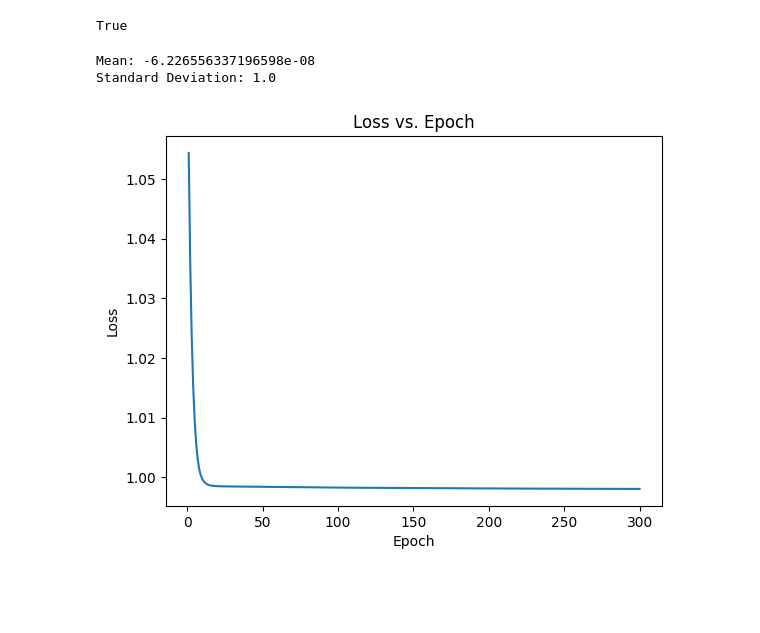
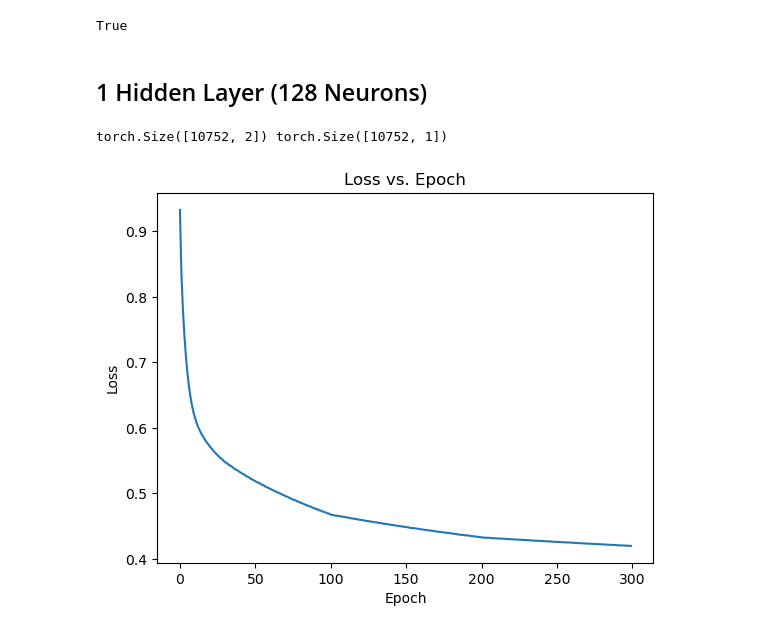
Before and after one commit to hjg20/Machine-Learning-HW7, a Jupyter notebook: Homework 7.ipynb, the cells around one changed output. Saved outputs shown, nothing was run; the diff lists cells and outputs as text; code cells hidden in the pictures; blank space fills up the shorter version.

```diff
--- a/Homework 7.ipynb
+++ b/Homework 7.ipynb
@@ -20,46 +16,64 @@ image_tensor=transform(image)
-# %%
-image_tensor=(image_tensor-image_tensor.mean())/image_tensor.std()
-print(f'Mean: {image_tensor.mean()}\nStandard Deviation: {image_tensor.std()}')
-# %% [output]
-Mean: -6.226556337196598e-08
-Standard Deviation: 1.0
+# %% [markdown]
+## 1 Hidden Layer (128 Neurons)
+# %%
+os.environ['KMP_DUPLICATE_LIB_OK'] = 'True'
+image=Image.open('horse025b.png')
+image=image.convert('L')
+image=image.resize((128,84))
+X=np.array(image)
+height, width= X.shape
+X=torch.Tensor(X)
+X=X.flatten()
+X=X.reshape(10752,1)
+x_coords, y_coords=np.meshgrid(np.arange(width), np.arange(height))
+input_data=np.stack((x_coords, y_coords), axis=-1)
+x_coords = torch.Tensor(x_coords).float()
+y_coords = torch.Tensor(y_coords).float()
+coords = torch.stack((x_coords, y_coords), dim=-1)
+inputs=coords.view(-1,2).float()
+print(inputs.shape, X.shape)
+X=(X-X.mean())/X.std()
+inputs=(inputs-inputs.mean())/inputs.std()
+# %% [output]
+torch.Size([10752, 2]) torch.Size([10752, 1])
 # %%
 class NNModel(nn.Module):
     def __init__(self):
         super().__init__()
-        self.layer1=nn.Linear(10752, 128)
-        self.relu = nn.ReLU()
-        self.out=nn.Linear(128,10752)
+        self.fc1=nn.Linear(2, 128)
+        self.fc2=nn.Linear(128, 1)
 
     def forward(self, x):
-        x=x.view(x.size(0),-1)
-        x=self.layer1(x)
-        x=F.relu(x)
-        x=self.out(x)
+        x=torch.relu(self.fc1(x))
+        x=self.fc2(x)
         return x
 # %%
 model=NNModel()
 criterion=nn.MSELoss()
 optimizer=torch.optim.SGD(model.parameters(),lr=0.003)
 scheduler = torch.optim.lr_scheduler.StepLR(optimizer, step_size=100, gamma=0.5)
 epochs=300
 batches=64
 losses=[]
-data_loader=DataLoader(dataset=image_tensor,batch_size=batches,shuffle=True)
+dataset=TensorDataset(inputs, X)
+data_loader=DataLoader(dataset=dataset,batch_size=batches,shuffle=True)
+
 for i in range(epochs):
-    for batch in data_loader:
+    total_loss = 0.0
+    for batch_coords, batch_values in data_loader:
         optimizer.zero_grad()
-        outputs = model(batch)
-        loss = criterion(outputs, batch.view(batch.size(0), -1))
+        outputs = model(batch_coords)
+        loss = criterion(outputs, batch_values)
         loss.backward()
         optimizer.step()
+        total_loss += loss.item()
     scheduler.step()
-    losses.append(loss.item())
+    losses.append(total_loss / len(data_loader))
+
+plt.plot(range(epochs), losses)
+plt.xlabel('Epoch')
+plt.ylabel('Loss')
+plt.title('Loss vs. Epoch')
+plt.show()
+# %% [output]
+[figure, added]
-# %%
-plt.plot(range(1, epochs + 1), losses)
-plt.xlabel('Epoch')
-plt.ylabel('Loss')
-plt.title('Loss vs. Epoch')
-plt.show()
-# %% [output]
-[figure, removed]
```
Also changed, not shown: parts of 15 cells of this notebook.
